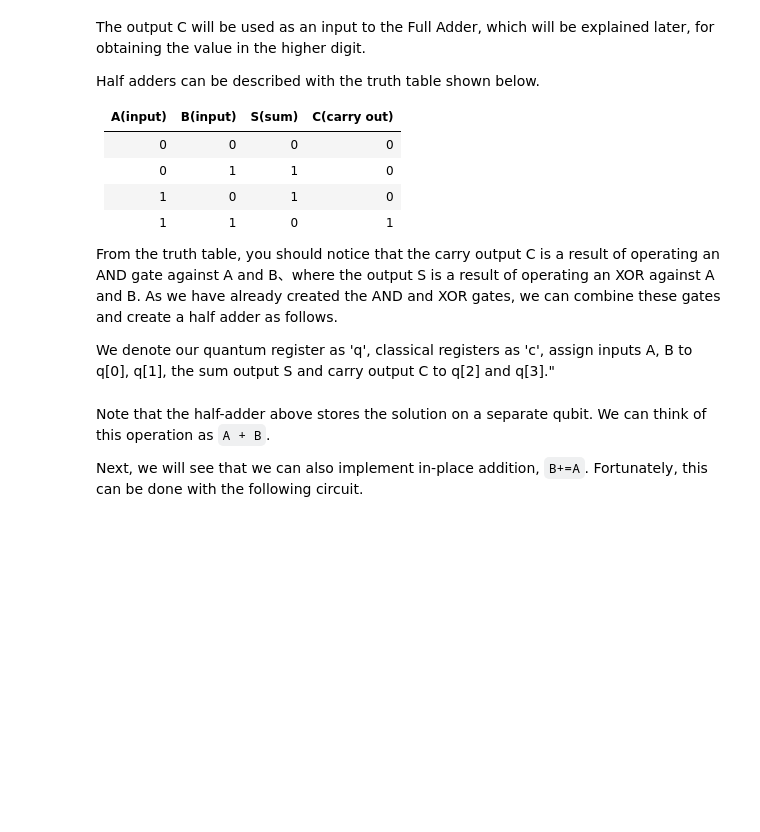
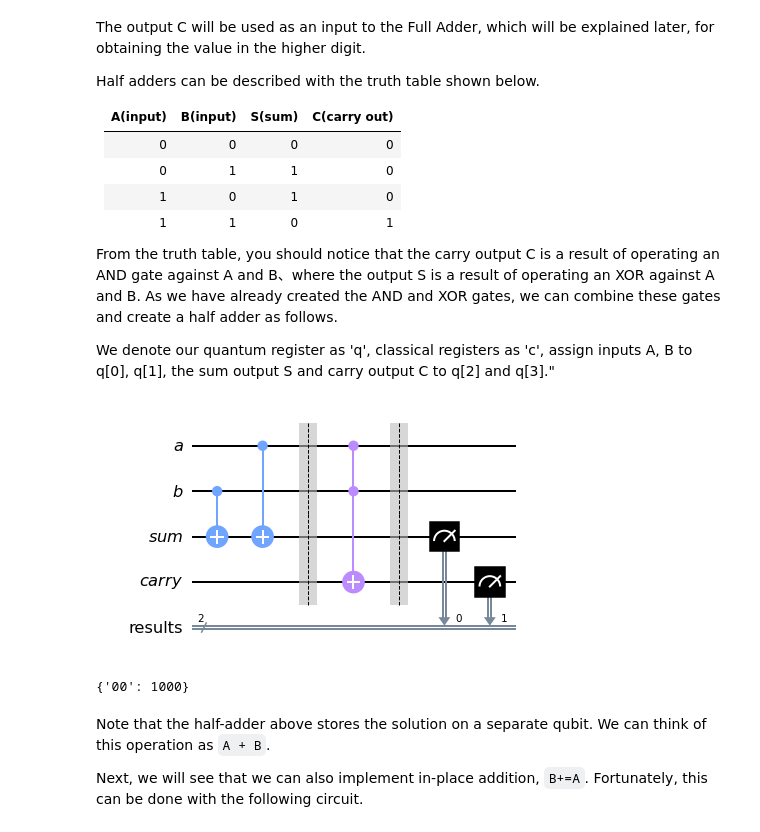
Before and after one commit to sbbzplt/QiskitFallFest_IZTECH, a Jupyter notebook: Adder_and_counting_2.ipynb, the cells around one changed output. Cells and saved outputs as stored; diff of their text form; code cells hidden in the pictures; blank space fills up the shorter version.

```diff
--- a/Adder_and_counting_2.ipynb
+++ b/Adder_and_counting_2.ipynb
@@ -28,32 +49,39 @@ As we have already created the AND and XOR gates, we can combine these gates and
 We denote our quantum register as 'q', classical registers as 'c', assign inputs A, B to q[0], q[1], the sum output S and  carry output C to q[2] and q[3]."
 # %%
 #Define registers and a quantum circuit
-q = QuantumRegister(5)
-c = ClassicalRegister(2)
-qc = QuantumCircuit(q,c)
+q_a = QuantumRegister(1, "a")
+q_b = QuantumRegister(1, "b")
+q_sum = QuantumRegister(1, "sum")
+q_carry = QuantumRegister(1, "carry")
+c = ClassicalRegister(2, "results")
+qc = QuantumCircuit(q_a, q_b, q_sum, q_carry, c)
 
 #XOR
-qc.cx(q[1], q[2])
-qc.cx(q[0], q[2])
+qc.cx(q_b, q_sum)
+qc.cx(q_a, q_sum)
 
-qc.barrier(q)
+qc.barrier()
 
 #AND
-qc.ccx(q[0], q[1], q[3])
+qc.ccx(q_a, q_b, q_carry)
 
-qc.barrier(q)
+qc.barrier()
 
 #Sum
-qc.measure(q[2], c[0])
+qc.measure(q_sum, c[0])
 #Carry out
-qc.measure(q[3], c[1])
+qc.measure(q_carry, c[1])
+
+display(qc.draw(output="mpl"))
 
 backend = Aer.get_backend('qasm_simulator')
 job = execute(qc, backend, shots=1000)
 result = job.result()
 count =result.get_counts()
 print(count)
-qc.draw(output='mpl')
+# %% [output]
+[figure, added]
+{'00': 1000}
 # %% [markdown]
 Note that the half-adder above stores the solution on a separate qubit. We can think of this operation as `A + B`.
 
```
Also changed, not shown: parts of 2 cells of this notebook.
